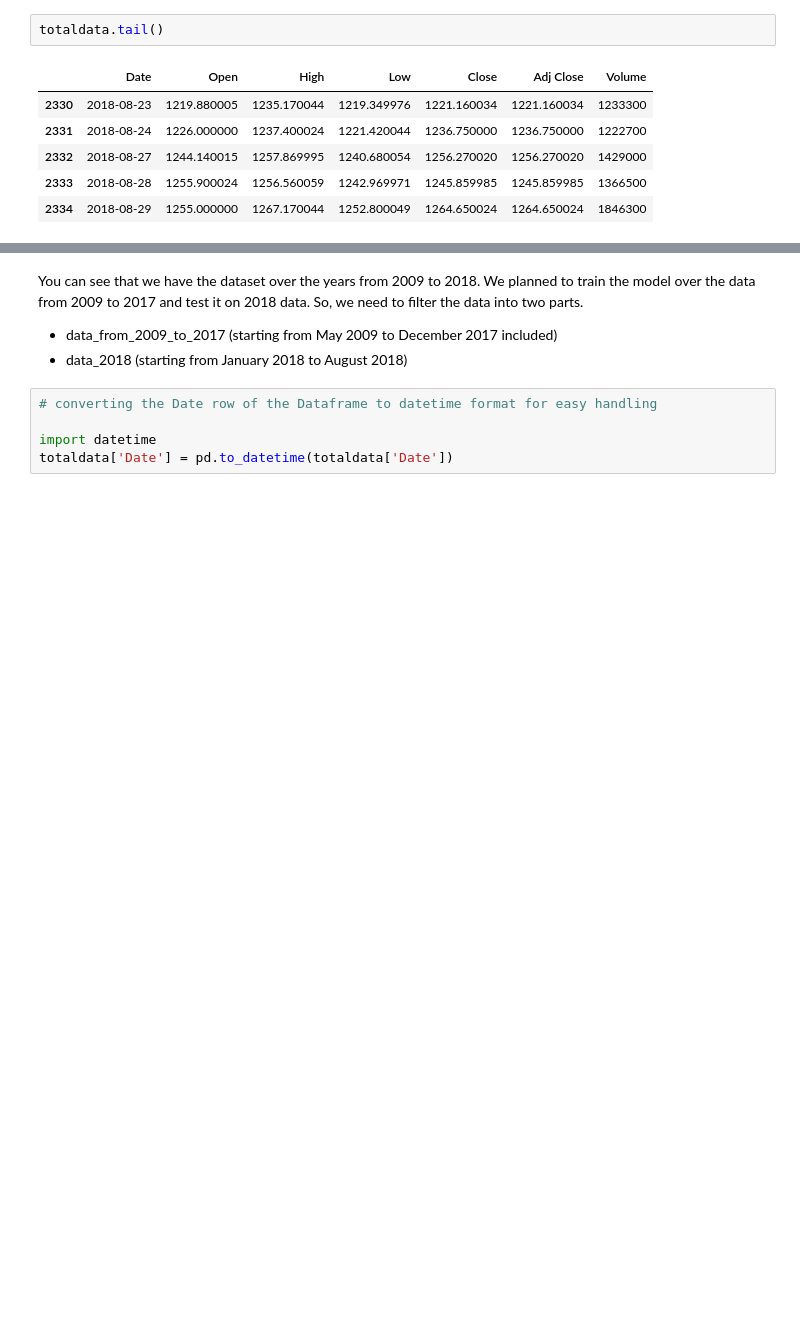
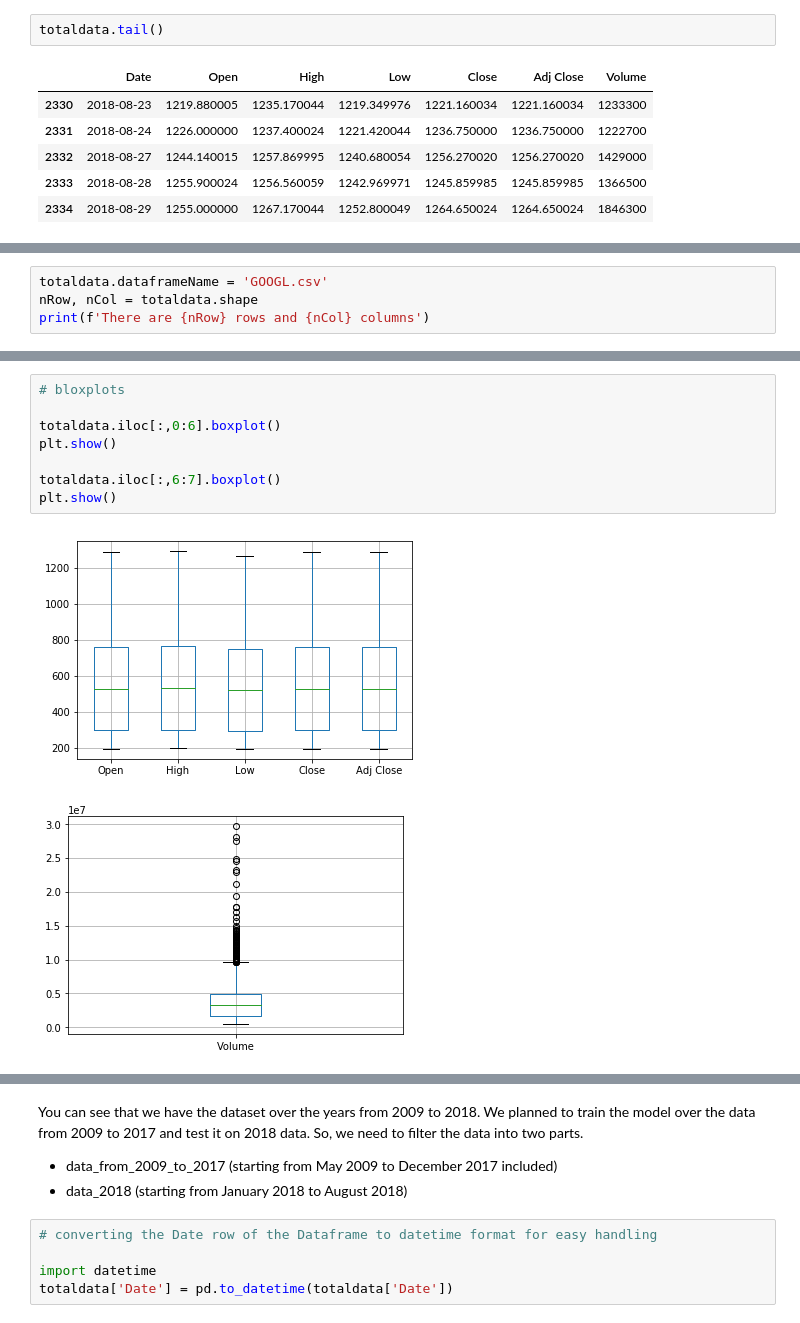
Before and after one commit to vchrombie/shuri, a Jupyter notebook: stock-price-prediction.ipynb, the cells around one changed output, grey strips where cells are left out. Saved outputs shown, nothing was run; the diff lists cells and outputs as text; blank space fills up the shorter version.

```diff
--- a/stock-price-prediction.ipynb
+++ b/stock-price-prediction.ipynb
@@ -40,0 +43,4 @@ totaldata.tail()
+# %%
+totaldata.dataframeName = 'GOOGL.csv'
+nRow, nCol = totaldata.shape
+print(f'There are {nRow} rows and {nCol} columns')
@@ -40,0 +72,11 @@ totaldata.tail()
+# %%
+# bloxplots
+
+totaldata.iloc[:,0:6].boxplot()
+plt.show()
+
+totaldata.iloc[:,6:7].boxplot()
+plt.show()
+# %% [output]
+[figure, added]
+[figure, added]
```
Also changed, not shown: parts of 11 cells of this notebook.
